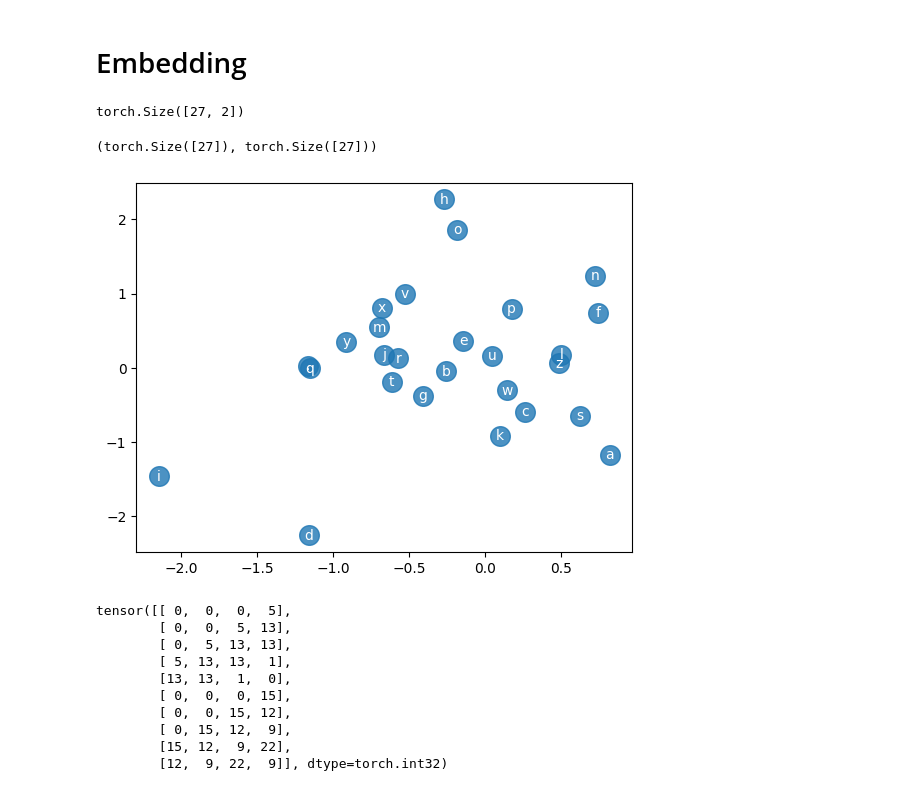
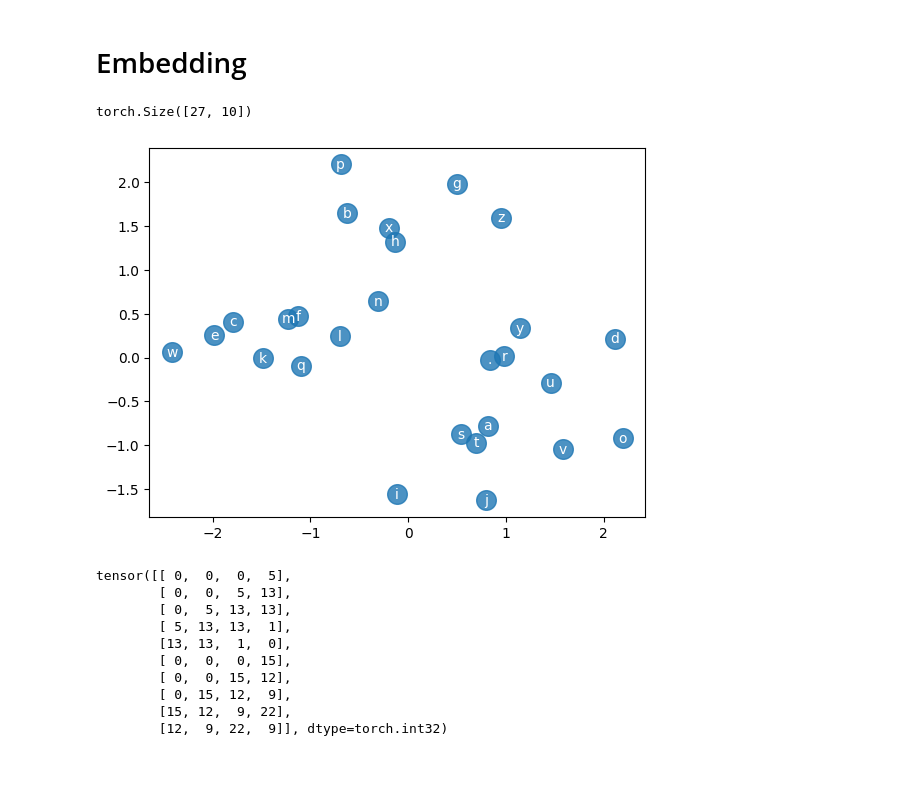
Before and after one commit to mshahoyi/mlp, a Jupyter notebook: app.ipynb, the cells around one changed output. Saved outputs shown, nothing was run; the diff lists cells and outputs as text; code cells hidden in the pictures.

```diff
--- a/app.ipynb
+++ b/app.ipynb
@@ -66,23 +66,23 @@ itoc = {i: c for c, i in ctoi.items() }
 # %% [markdown]
 # Embedding
 # %%
-emb_dims = 2
+emb_dims = 10
 E = torch.randn(len(vocab), emb_dims)
 E.shape
 # %% [output]
-torch.Size([27, 2])
+torch.Size([27, 10])
-# %%
-E[:, 0].shape, E[:, 1].shape
-# %% [output]
-(torch.Size([27]), torch.Size([27]))
 # %%
-plt.scatter(E[:, 0], E[:, 1], s=200, alpha=0.8)
+def vis_emb():
+    cp = E.detach().numpy()
+    plt.scatter(cp[:, 0], cp[:, 1], s=200, alpha=0.8)
 
-for char in vocab:
-    i = ctoi[char]
-    plt.text(E[i, 0], E[i, 1], char, va="center", ha="center", color="white")
+    for char in vocab:
+        i = ctoi[char]
+        plt.text(cp[i, 0], cp[i, 1], char, va="center", ha="center", color="white")
+
+vis_emb()
 # %% [output]
-[figure, old version]
+[figure, new version]
 # %%
 ids = torch.zeros(len(ds), context + 1, dtype=torch.int)
 for i, (x, y) in enumerate(ds):
```
Also changed, not shown: parts of 12 cells of this notebook, 1 other file.
